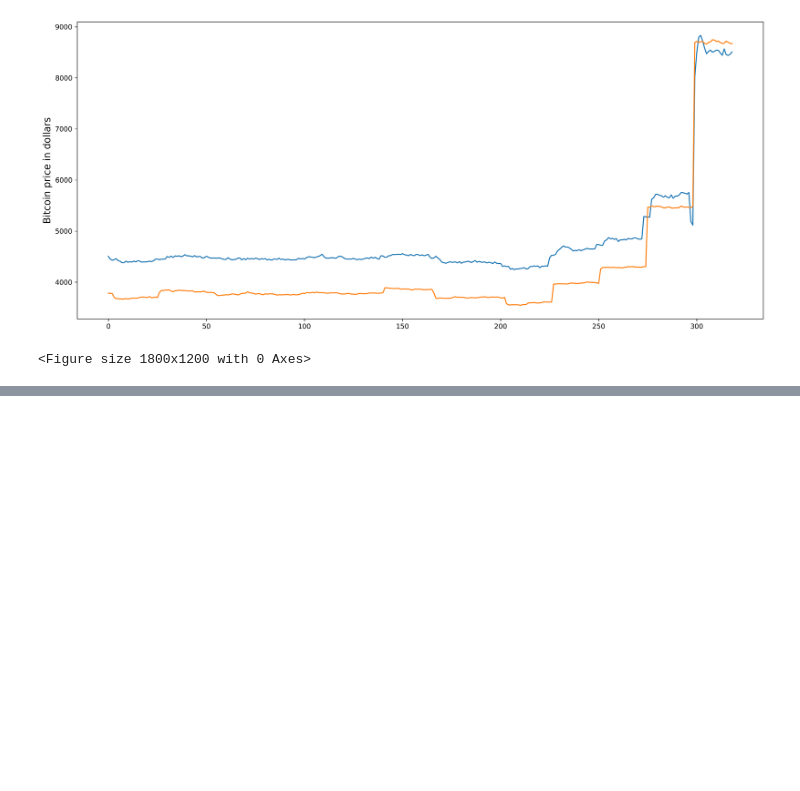
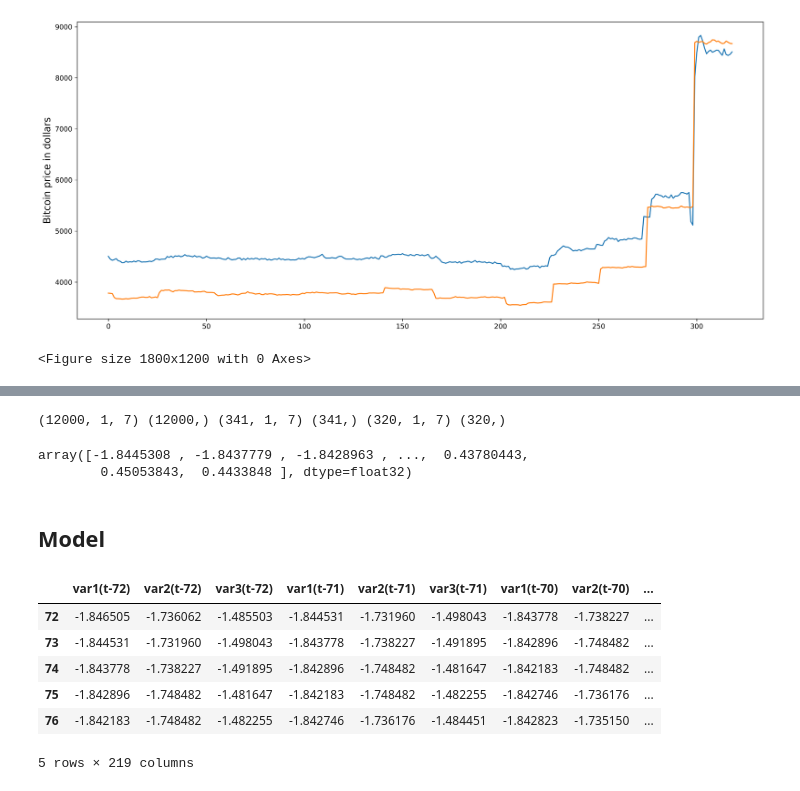
Before and after one commit to MohammadBakir/Bitcoin-Price-Prediction, a Jupyter notebook: time_series/time_series_models.ipynb, the cells around one changed output, grey strips where cells are left out. Saved outputs shown, nothing was run; the diff lists cells and outputs as text; code cells hidden in the pictures; blank space fills up the shorter version.

```diff
--- a/time_series/time_series_models.ipynb
+++ b/time_series/time_series_models.ipynb
@@ -479,0 +526,57 @@ plt.savefig('./saved_plots/LSTM_predictions.png')
+# %%
+# drop columns we don't want to predict
+y = reframed.iloc[:,-7].values
+X = reframed.drop('var1(t)', axis =1).values
+# split into train and test sets
+
+n_train_hours = 12000
+n_test_hours = 320
+train_X = X[:n_train_hours,:]
+train_y = y[:n_train_hours]
+
+val_X= X[n_train_hours:-n_test_hours,]
+val_y= y[n_train_hours:-n_test_hours]
+
+
+test_X = X[-n_test_hours:,:]
+test_y = y[-n_test_hours:]
+
+
+
+# reshape input to be 3D [samples, timesteps, features]
+train_X = train_X.reshape((train_X.shape[0], 1, train_X.shape[1]))
+val_X = val_X.reshape((val_X.shape[0], 1, val_X.shape[1]))
+test_X = test_X.reshape((test_X.shape[0], 1, test_X.shape[1]))
+print(train_X.shape, train_y.shape,val_X.shape, val_y.shape ,test_X.shape, test_y.shape)
+# %% [output]
+(12000, 1, 7) (12000,) (341, 1, 7) (341,) (320, 1, 7) (320,)
+# %%
+y
+# %% [output]
+array([-1.8445308 , -1.8437779 , -1.8428963 , ...,  0.43780443,
+        0.45053843,  0.4433848 ], dtype=float32)
+# %% [markdown]
+## Model
+# %%
+# load dataset
+values = df_combined.drop('ds', axis = 1).values
+# integer encode direction
+# ensure all data is float
+values = values.astype('float32')
+# normalize features
+# scaler = MinMaxScaler()
+scaler = StandardScaler()
+scaled = scaler.fit_transform(values)
+# frame as supervised learning
+reframed = series_to_supervised(scaled, 72, 1)
+reframed.head()
+# reframed_2 = series_to_supervised(values, 7, 1)
+# reframed_2.head()
+# %% [output]
+|  | var1(t-72) | var2(t-72) | var3(t-72) | var1(t-71) | var2(t-71) | var3(t-71) | var1(t-70) | var2(t-70) | ... |
+| 72 | -1.846505 | -1.736062 | -1.485503 | -1.844531 | -1.731960 | -1.498043 | -1.843778 | -1.738227 | ... |
+| 73 | -1.844531 | -1.731960 | -1.498043 | -1.843778 | -1.738227 | -1.491895 | -1.842896 | -1.748482 | ... |
+| 74 | -1.843778 | -1.738227 | -1.491895 | -1.842896 | -1.748482 | -1.481647 | -1.842183 | -1.748482 | ... |
+| 75 | -1.842896 | -1.748482 | -1.481647 | -1.842183 | -1.748482 | -1.482255 | -1.842746 | -1.736176 | ... |
+| 76 | -1.842183 | -1.748482 | -1.482255 | -1.842746 | -1.736176 | -1.484451 | -1.842823 | -1.735150 | ... |
+5 rows × 219 columns
```
Also changed, not shown: parts of 16 cells of this notebook.
